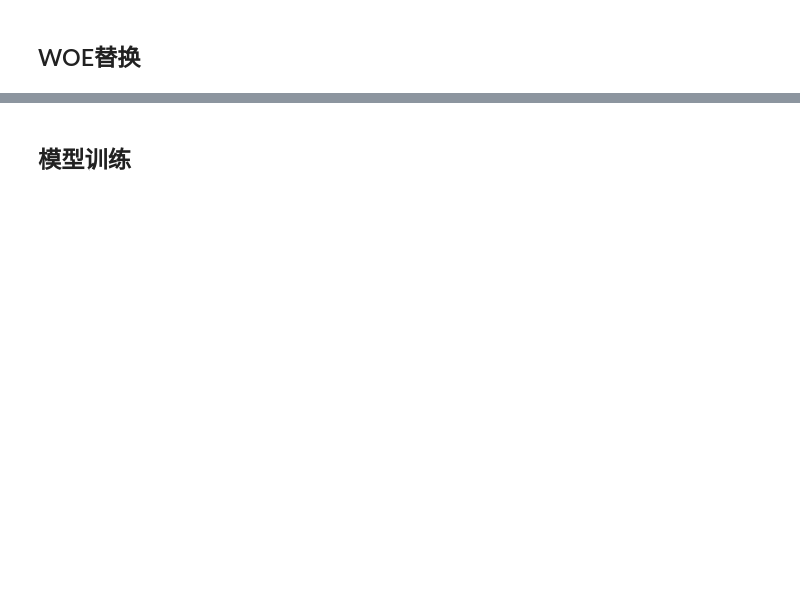
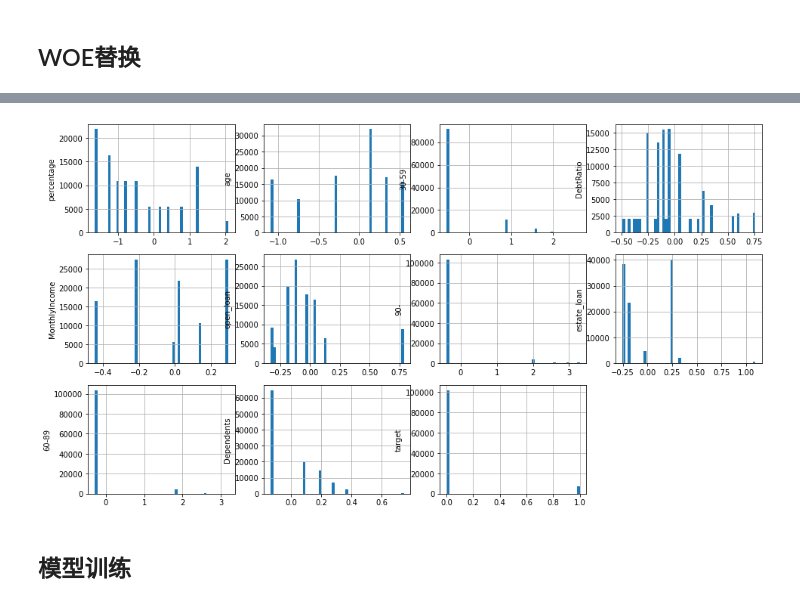
Before and after one commit to 123385918/Python-Science-Handbook, a Jupyter notebook: Kaggle--Give me some Credite.ipynb, the cells around one changed output, grey strips where cells are left out. Saved outputs shown, nothing was run; the diff lists cells and outputs as text; code cells hidden in the pictures; blank space fills up the shorter version.

```diff
--- a/Kaggle--Give me some Credite.ipynb
+++ b/Kaggle--Give me some Credite.ipynb
@@ -584,3 +584,11 @@ df_train.head()
+# %%
+plt.figure(figsize=(16,9))
+for i,col in enumerate(df_train.columns):
+    plt.subplot(3,4,i+1)
+    df_train[col].hist(bins=50)
+    plt.ylabel(col)
+# %% [output]
+[figure, added]
 # %%
 df_test = woe_swag(df_test)
 # %%
```
Also changed, not shown: parts of 42 cells of this notebook.
